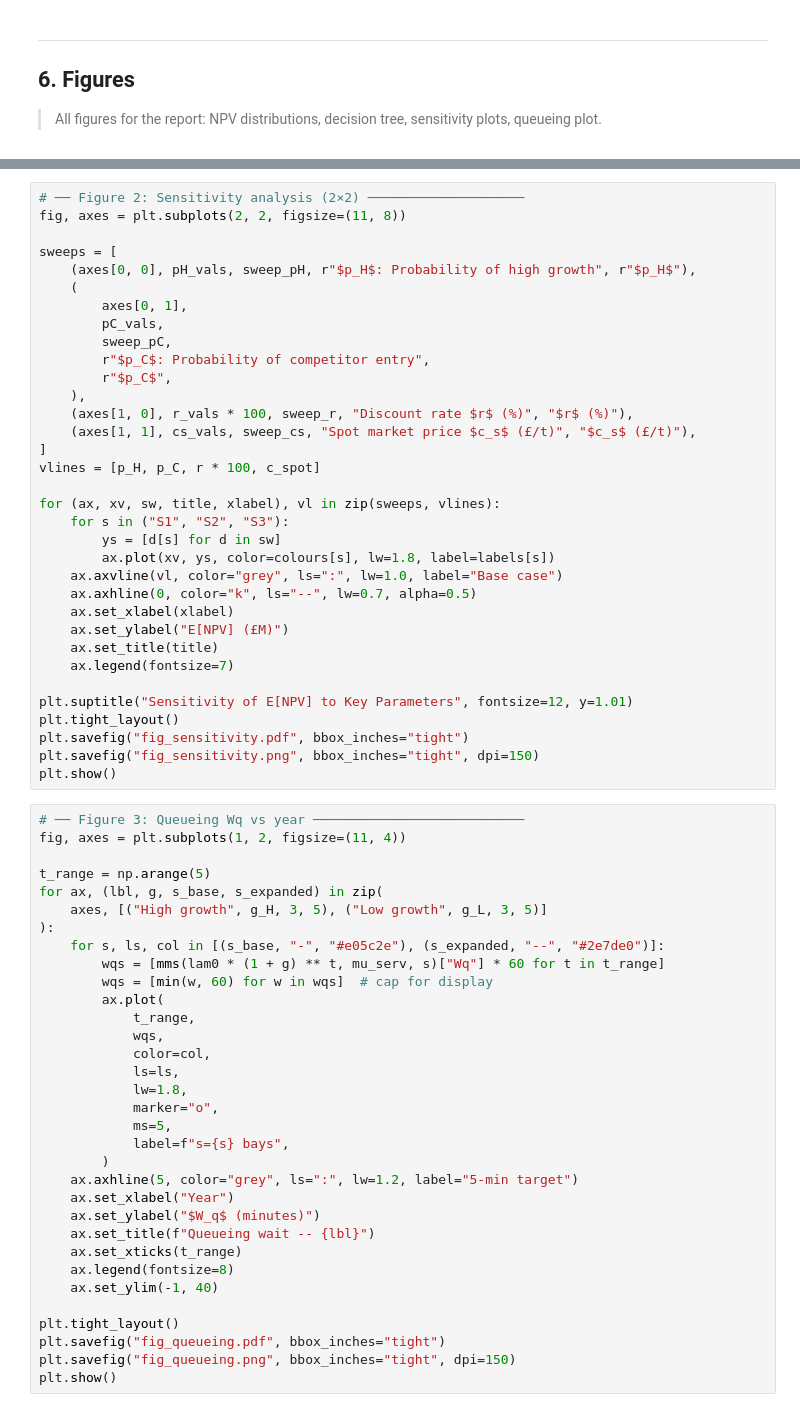
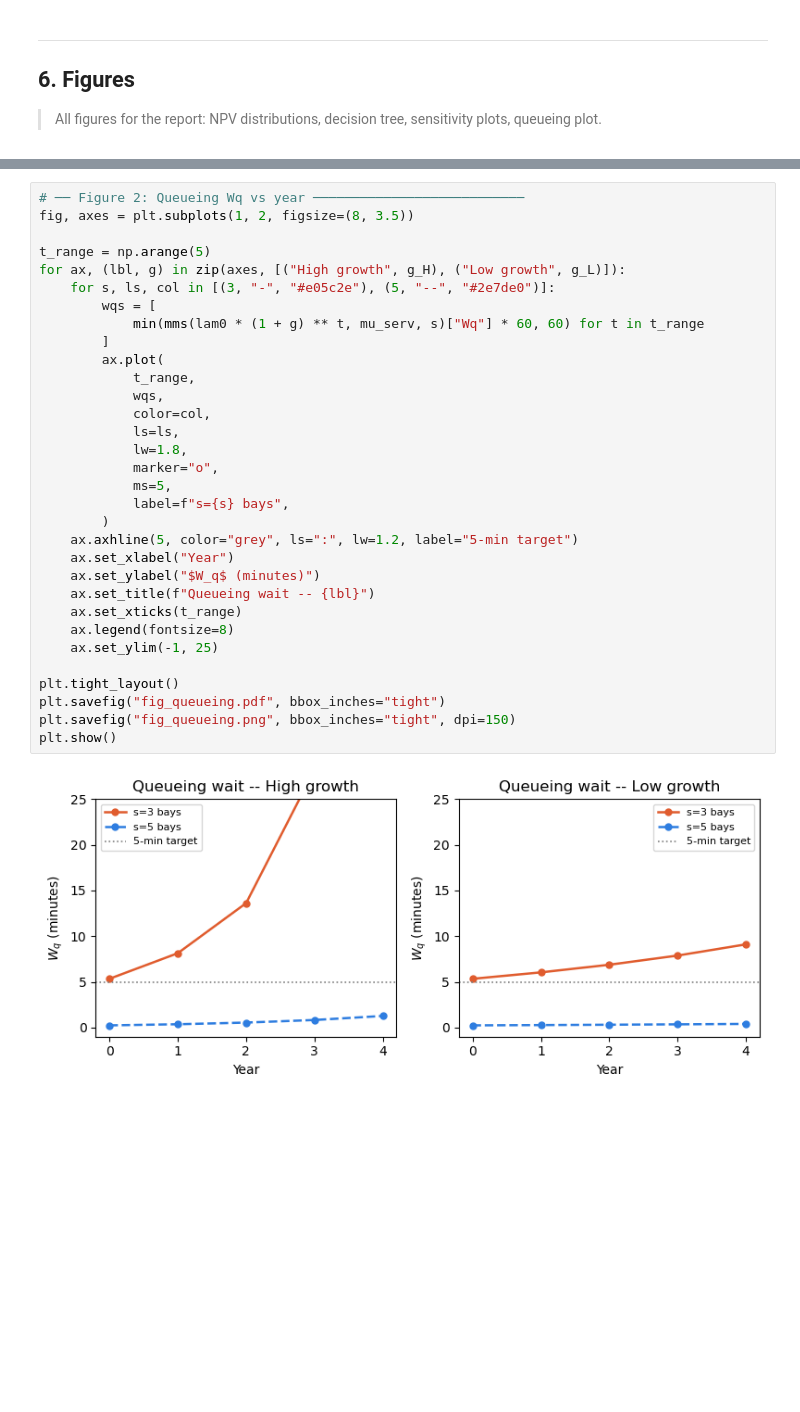
Before and after one commit to liuzihe02/iia, a Jupyter notebook: 3E3/3E3_zl559.ipynb, the cells around one changed output, grey strips where cells are left out. Saved outputs shown, nothing was run; the diff lists cells and outputs as text; blank space fills up the shorter version.

```diff
--- a/3E3/3E3_zl559.ipynb
+++ b/3E3/3E3_zl559.ipynb
@@ -676,67 +569,34 @@ plt.show()
-# %%
-# ── Figure 2: Sensitivity analysis (2×2) ────────────────────
-fig, axes = plt.subplots(2, 2, figsize=(11, 8))
-
-sweeps = [
-    (axes[0, 0], pH_vals, sweep_pH, r"$p_H$: Probability of high growth", r"$p_H$"),
-    (
-        axes[0, 1],
-        pC_vals,
-        sweep_pC,
-        r"$p_C$: Probability of competitor entry",
-        r"$p_C$",
-    ),
-    (axes[1, 0], r_vals * 100, sweep_r, "Discount rate $r$ (%)", "$r$ (%)"),
-    (axes[1, 1], cs_vals, sweep_cs, "Spot market price $c_s$ (£/t)", "$c_s$ (£/t)"),
-]
-vlines = [p_H, p_C, r * 100, c_spot]
-
-for (ax, xv, sw, title, xlabel), vl in zip(sweeps, vlines):
-    for s in ("S1", "S2", "S3"):
-        ys = [d[s] for d in sw]
-        ax.plot(xv, ys, color=colours[s], lw=1.8, label=labels[s])
-    ax.axvline(vl, color="grey", ls=":", lw=1.0, label="Base case")
-    ax.axhline(0, color="k", ls="--", lw=0.7, alpha=0.5)
-    ax.set_xlabel(xlabel)
-    ax.set_ylabel("E[NPV] (£M)")
-    ax.set_title(title)
-    ax.legend(fontsize=7)
-
-plt.suptitle("Sensitivity of E[NPV] to Key Parameters", fontsize=12, y=1.01)
-plt.tight_layout()
-plt.savefig("fig_sensitivity.pdf", bbox_inches="tight")
-plt.savefig("fig_sensitivity.png", bbox_inches="tight", dpi=150)
-plt.show()
 # %%
-# ── Figure 3: Queueing Wq vs year ───────────────────────────
-fig, axes = plt.subplots(1, 2, figsize=(11, 4))
+# ── Figure 2: Queueing Wq vs year ───────────────────────────
+fig, axes = plt.subplots(1, 2, figsize=(8, 3.5))
 
 t_range = np.arange(5)
-for ax, (lbl, g, s_base, s_expanded) in zip(
-    axes, [("High growth", g_H, 3, 5), ("Low growth", g_L, 3, 5)]
-):
-    for s, ls, col in [(s_base, "-", "#e05c2e"), (s_expanded, "--", "#2e7de0")]:
-        wqs = [mms(lam0 * (1 + g) ** t, mu_serv, s)["Wq"] * 60 for t in t_range]
-        wqs = [min(w, 60) for w in wqs]  # cap for display
+for ax, (lbl, g) in zip(axes, [("High growth", g_H), ("Low growth", g_L)]):
+    for s, ls, col in [(3, "-", "#e05c2e"), (5, "--", "#2e7de0")]:
+        wqs = [
+            min(mms(lam0 * (1 + g) ** t, mu_serv, s)["Wq"] * 60, 60) for t in t_range
+        ]
         ax.plot(
             t_range,
             wqs,
             color=col,
             ls=ls,
             lw=1.8,
             marker="o",
             ms=5,
             label=f"s={s} bays",
         )
     ax.axhline(5, color="grey", ls=":", lw=1.2, label="5-min target")
     ax.set_xlabel("Year")
     ax.set_ylabel("$W_q$ (minutes)")
     ax.set_title(f"Queueing wait -- {lbl}")
     ax.set_xticks(t_range)
     ax.legend(fontsize=8)
-    ax.set_ylim(-1, 40)
+    ax.set_ylim(-1, 25)
 
 plt.tight_layout()
 plt.savefig("fig_queueing.pdf", bbox_inches="tight")
 plt.savefig("fig_queueing.png", bbox_inches="tight", dpi=150)
 plt.show()
+# %% [output]
+[figure, added]
```
Also changed, not shown: parts of 7 cells of this notebook, 8 other files.
